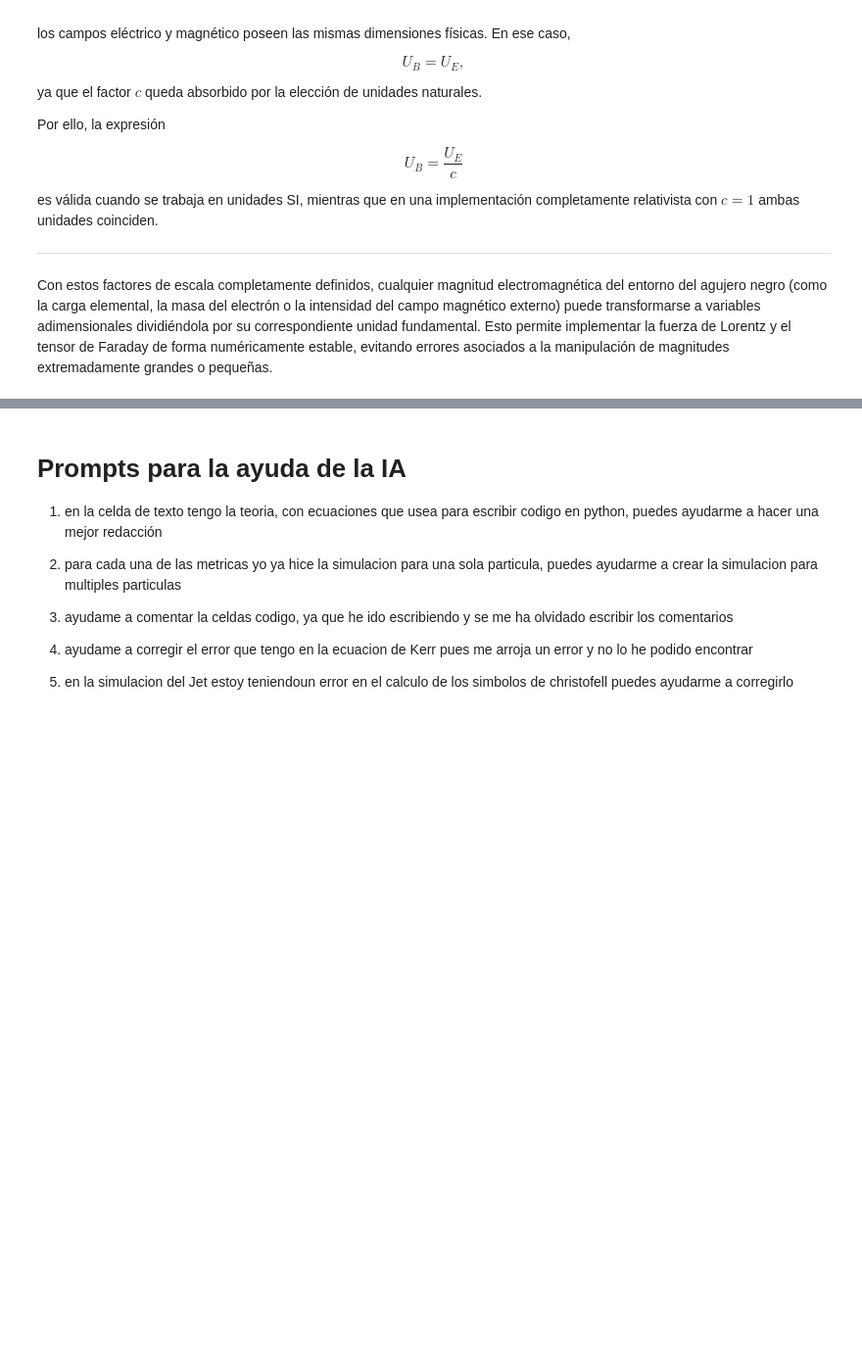
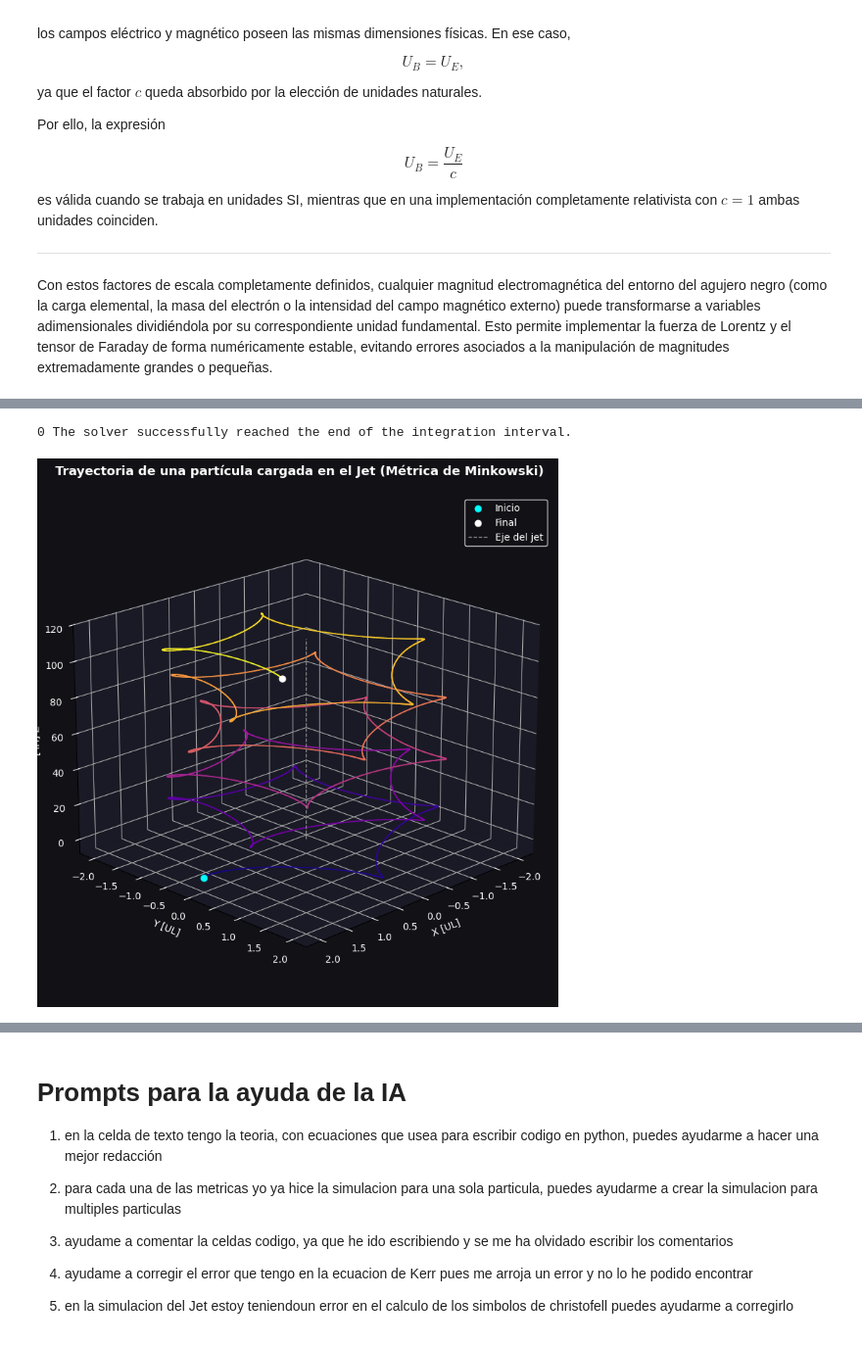
Before and after one commit to nicolasloaizac/Proyecto_Final, a Jupyter notebook: Proyecto_Final.ipynb, the cells around one changed output, grey strips where cells are left out. Shown at 98% size. Saved outputs shown, nothing was run; the diff lists cells and outputs as text; code cells hidden in the pictures; blank space fills up the shorter version.

```diff
--- a/Proyecto_Final.ipynb
+++ b/Proyecto_Final.ipynb
@@ -2335,0 +1569,67 @@ plt.show()
+# %%
+# --- TIEMPO DE INTEGRACIÓN ---
+
+delta_z = 80.0          # Distancia a recorrer a lo largo del eje del jet (en UL)
+tau_final = delta_z / vz0
+taus = np.linspace(0.0, tau_final, 4000)
+
+# --- INTEGRACIÓN NUMÉRICA ---
+
+sol_jet = solve_ivp(
+    ecuaciones_movimiento,
+    [0.0, tau_final],
+    Y0_jet,
+    t_eval=taus,
+    method='Radau',
+    rtol=1e-9,
+    atol=1e-12
+)
+
+print(sol_jet.status, sol_jet.message)
+# %% [output]
+0 The solver successfully reached the end of the integration interval.
+# %%
+x_jet = sol_jet.y[1]
+y_jet = sol_jet.y[2]
+z_jet = sol_jet.y[3]
+N_jet = len(x_jet)
+
+# --- GRÁFICA 3D DE LA TRAYECTORIA EN EL JET ---
+fig = plt.figure(figsize=(10, 8))
+ax = fig.add_subplot(111, projection='3d')
+ax.view_init(elev=20, azim=45)
+
+# Mapa de color a lo largo de la trayectoria (evolución temporal)
+cmap = plt.get_cmap('plasma')
+for i in range(N_jet - 1):
+    ax.plot(x_jet[i:i+2], y_jet[i:i+2], z_jet[i:i+2],
+            color=cmap(i / N_jet), alpha=0.9, linewidth=1.2)
+
+# Puntos de inicio y fin
+ax.scatter(x_jet[0], y_jet[0], z_jet[0], color='cyan', s=40, label='Inicio', zorder=5)
+ax.scatter(x_jet[-1], y_jet[-1], z_jet[-1], color='white', s=40, label='Final', zorder=5)
+
+# Eje del jet (eje z) como referencia visual
+ax.plot([0, 0], [0, 0], [z_jet.min(), z_jet.max()],
+        color='gray', linestyle='--', linewidth=1, label='Eje del jet')
+
+# --- CONFIGURACIÓN ESTÉTICA (mismo estilo que las secciones anteriores) ---
+ax.set_facecolor('#111116')
+fig.patch.set_facecolor('#111116')
+ax.xaxis.set_pane_color((0.1, 0.1, 0.15, 1.0))
+ax.yaxis.set_pane_color((0.1, 0.1, 0.15, 1.0))
+ax.zaxis.set_pane_color((0.1, 0.1, 0.15, 1.0))
+
+ax.set_xlabel('X [UL]', color='white')
+ax.set_ylabel('Y [UL]', color='white')
+ax.set_zlabel('Z [UL]', color='white')
+ax.tick_params(colors='white')
+
+plt.title('Trayectoria de una partícula cargada en el Jet (Métrica de Minkowski)',
+          color='white', fontsize=13, fontweight='bold', pad=20)
+ax.legend(loc='upper right', facecolor='#111116', edgecolor='white', labelcolor='white')
+
+plt.tight_layout()
+plt.show()
+# %% [output]
+[figure, added]
```
Also changed, not shown: parts of 33 cells of this notebook.
